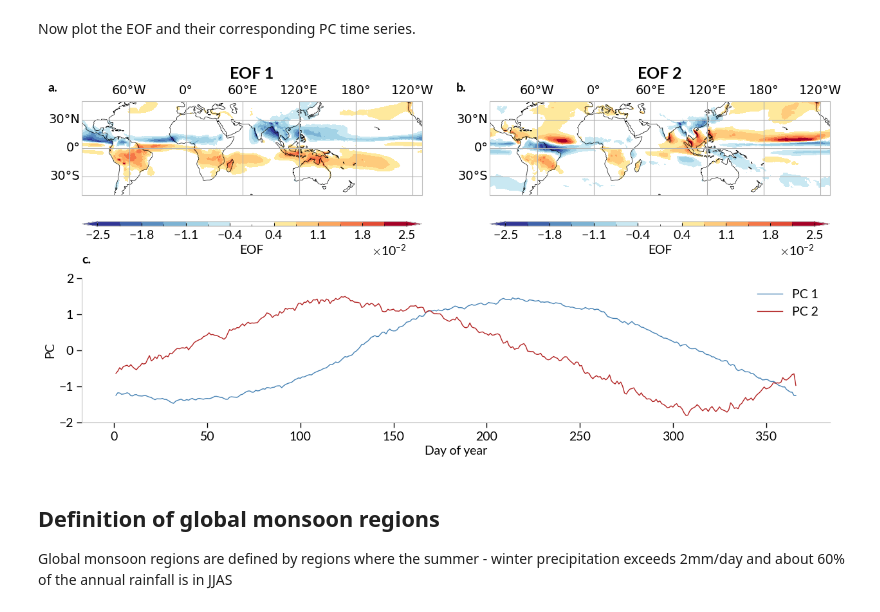
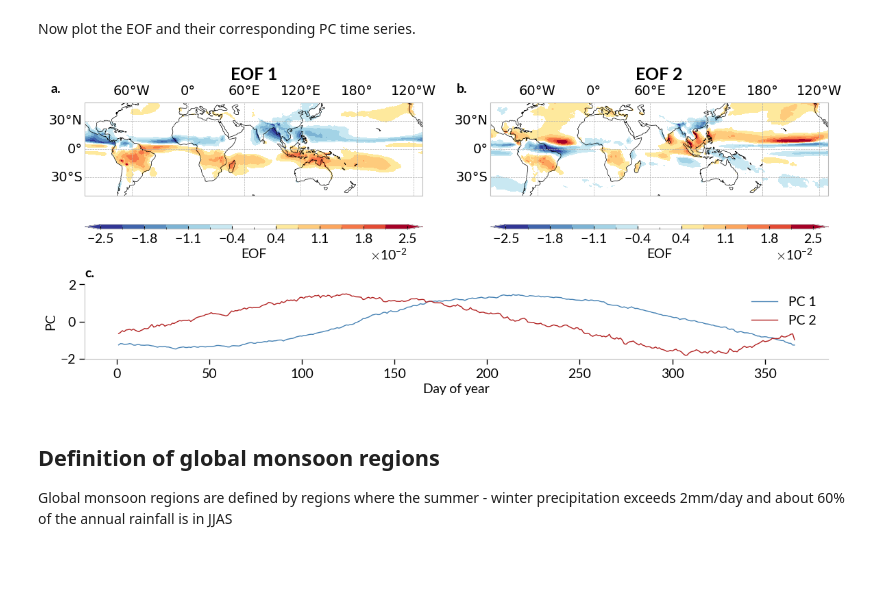
Before and after one commit to fstrnad/geoutils, a Jupyter notebook: tutorials/global_monsoon.ipynb, the cells around one changed output. Drawn from its saved outputs; the diff is of its cells as text; code cells hidden in the pictures; blank space fills up the shorter version.

```diff
--- a/tutorials/global_monsoon.ipynb
+++ b/tutorials/global_monsoon.ipynb
@@ -77,10 +79,11 @@ reload(gut)
 nrows = 1
 ncols = n_components
 im = gplt.create_multi_plot(nrows=2, ncols=ncols,
-                            hspace=0.4,
+                            hspace=0.2,
                             wspace=0.2,
                             full_length_row=True,
-                            figsize=(15, 7),
+                            figsize=(14, 6),
+                            ratios_h=[2,.7],
                             proj_arr=['PlateCarree',
                                       'PlateCarree', None],
                             end_idx=3,
@@ -92,34 +95,34 @@ for i in range(sppca.n_components):
                            ax=im['ax'][i],
                            vmin=-.025, vmax=.025,
                            cmap='RdYlBu_r',
                            levels=14,
                            title=f'EOF {i+1}',
                            centercolor='white',
                            label='EOF',
                            )
 
 
 # Now we plot the PCs
 pcs = sppca.get_principal_components()
 for i in range(sppca.n_components):
     gplt.plot_xy(
         ax=im['ax'][2],
         x_arr=[pcs['time']],
         y_arr=[-1*pcs.sel(eof=i)],
         xlabel='Day of year',
         ylabel=f'PC',
         figsize=(6, 3),
         color=gplt.colors[i],
         label_arr=[f'PC {i+1}'],
         loc='upper right',
         ylim=[-2, 2],
         set_axis=True,
     )
 savepath = plot_dir +\
     f"/gm_eofs.png"
 gplt.save_fig(savepath, fig=im['fig'])
 # %% [output]
-[figure, old version]
+[figure, new version]
 # %% [markdown]
 ## Definition of global monsoon regions
 
```
Also changed, not shown: parts of 2 cells of this notebook, 9 other files.
